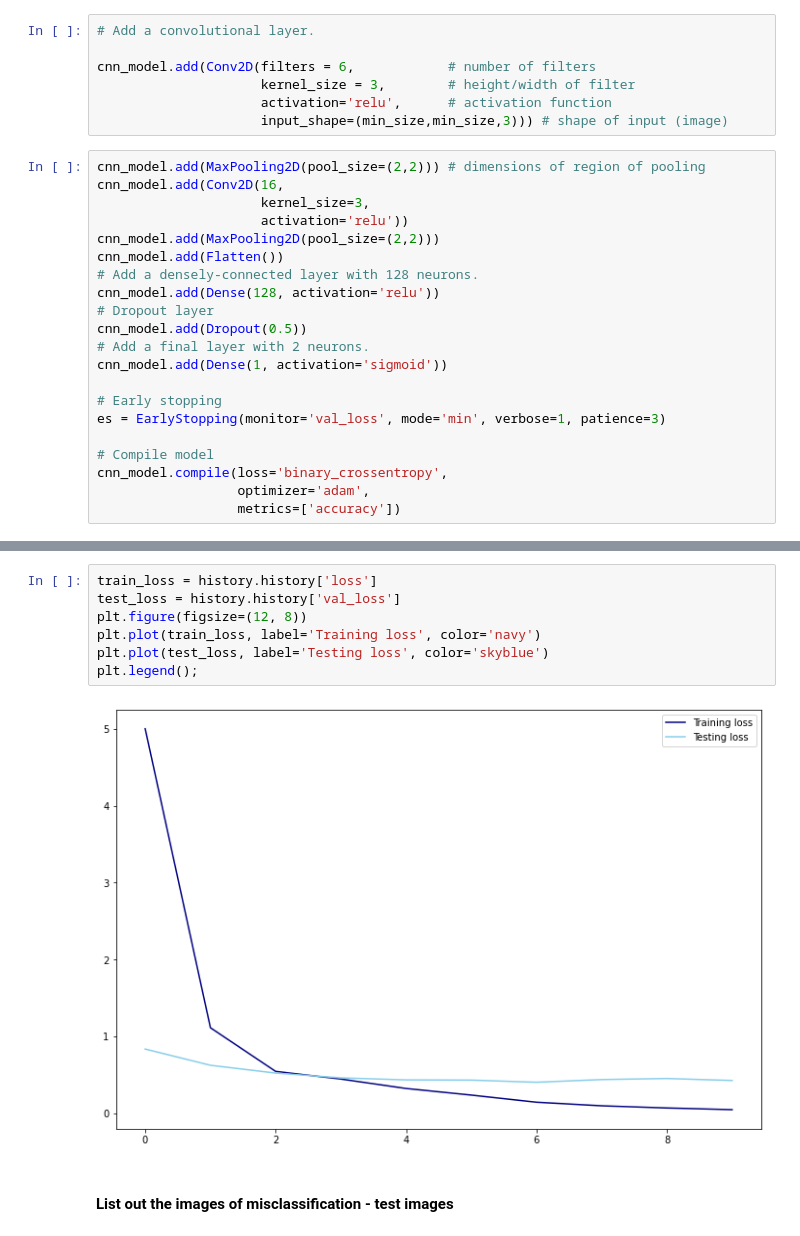
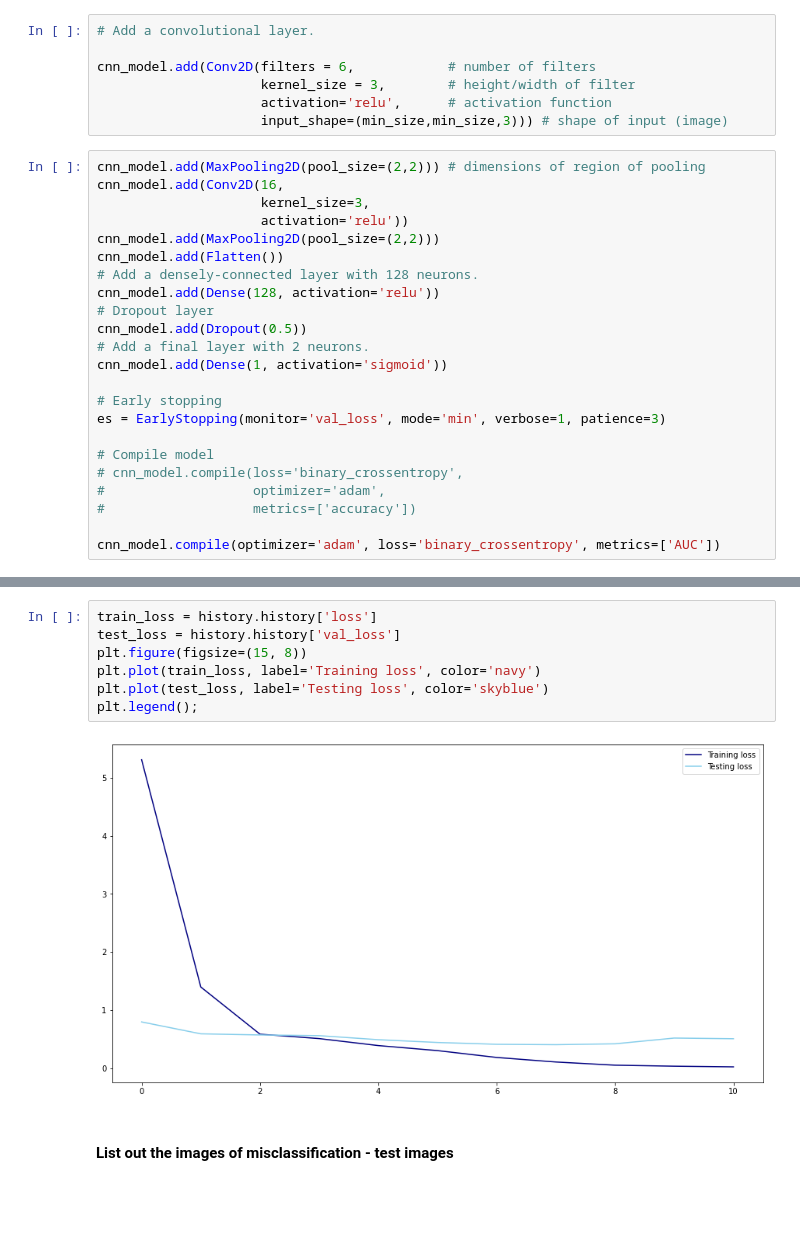
Before and after one commit to chanstst/capstone, a Jupyter notebook: code/eda_model4a.ipynb, the cells around one changed output, grey strips where cells are left out. Drawn from its saved outputs; the diff is of its cells as text; blank space fills up the shorter version.

Commit message:
models 20210216

```diff
--- a/code/eda_model4a.ipynb
+++ b/code/eda_model4a.ipynb
@@ -326,9 +327,11 @@ cnn_model.add(Dense(1, activation='sigmoid'))
 es = EarlyStopping(monitor='val_loss', mode='min', verbose=1, patience=3)
 
 # Compile model
-cnn_model.compile(loss='binary_crossentropy',
-                  optimizer='adam',
-                  metrics=['accuracy'])
+# cnn_model.compile(loss='binary_crossentropy',
+#                   optimizer='adam',
+#                   metrics=['accuracy'])
+
+cnn_model.compile(optimizer='adam', loss='binary_crossentropy', metrics=['AUC'])
 # %%
 cnn_model.summary()
 # %% [output]
@@ -379,12 +382,12 @@ Epoch 00010: early stopping
 # %%
 train_loss = history.history['loss']
 test_loss = history.history['val_loss']
-plt.figure(figsize=(12, 8))
+plt.figure(figsize=(15, 8))
 plt.plot(train_loss, label='Training loss', color='navy')
 plt.plot(test_loss, label='Testing loss', color='skyblue')
 plt.legend();
 # %% [output]
-[figure, old version]
+[figure, new version]
 # %% [markdown]
 #### List out the images of misclassification - test images
 # %%
```
Also changed, not shown: parts of 19 cells of this notebook, 7 other files.
